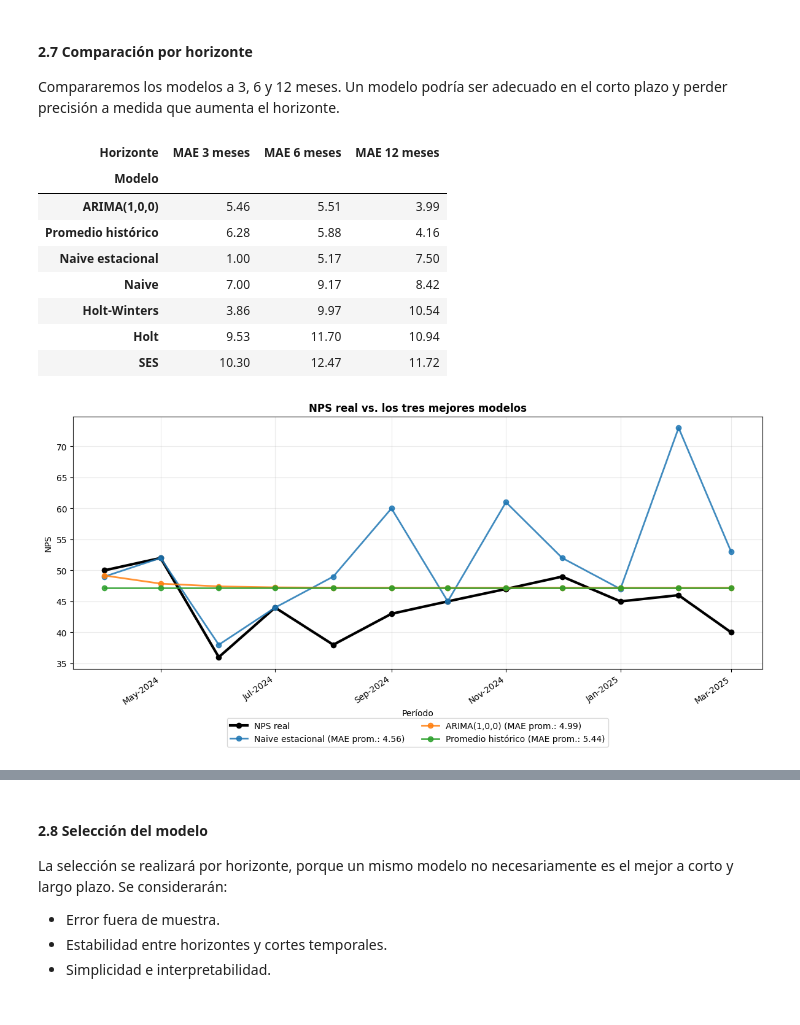
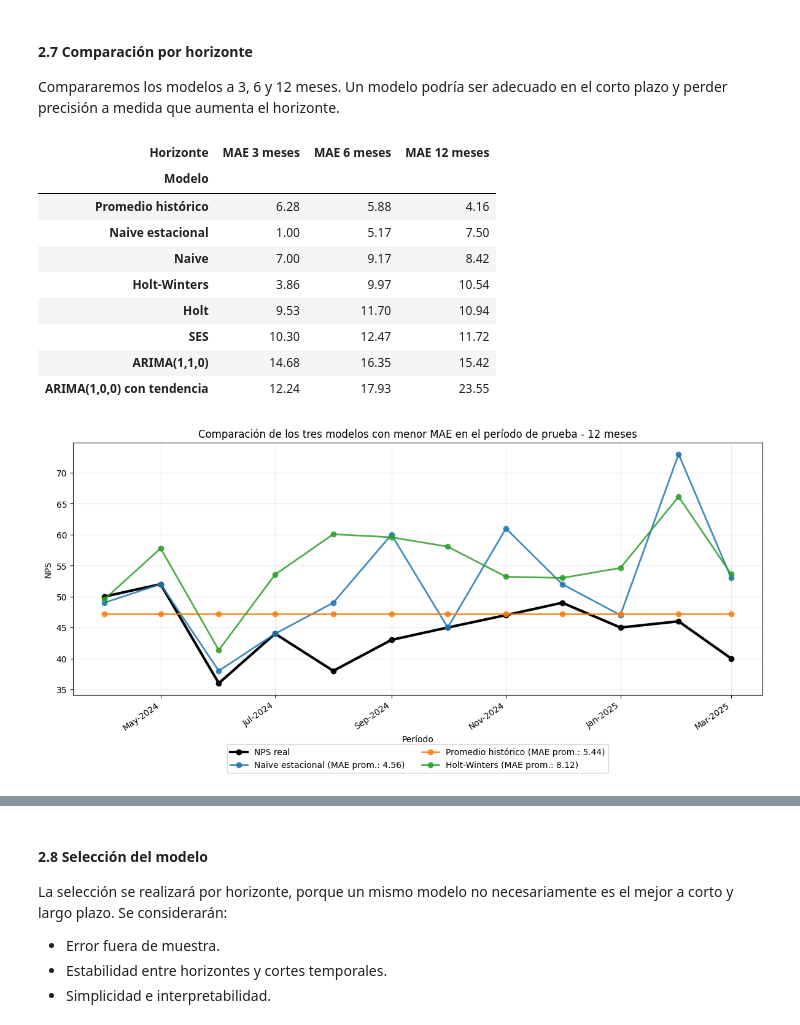
Before and after one commit to yaninaiberra/desafio_siglo21, a Jupyter notebook: Desafio_Tecnico_Siglo_21.ipynb, the cells around one changed output, grey strips where cells are left out. Cells and saved outputs as stored; diff of their text form; code cells hidden in the pictures.

```diff
--- a/Desafio_Tecnico_Siglo_21.ipynb
+++ b/Desafio_Tecnico_Siglo_21.ipynb
@@ -886,14 +907,21 @@ with warnings.catch_warnings():
     modelo_arima = ARIMA(
         y_train,
         order=(1, 0, 0),
-        trend="c"
+        trend="t"
+    ).fit()
+
+    modelo_arima_d1 = ARIMA(
+        y_train,
+        order=(1, 1, 0),
+        trend="n"
     ).fit()
 
 pronosticos_test.update({
     "SES": pd.Series(modelo_ses.forecast(12).to_numpy(), index=test.index),
     "Holt": pd.Series(modelo_holt.forecast(12).to_numpy(), index=test.index),
     "Holt-Winters": pd.Series(modelo_hw.forecast(12).to_numpy(), index=test.index),
-    "ARIMA(1,0,0)": pd.Series(modelo_arima.forecast(12).to_numpy(), index=test.index)
+    "ARIMA(1,0,0) con tendencia": pd.Series(modelo_arima.forecast(len(test)).to_numpy(), index=test.index),
+    "ARIMA(1,1,0)": pd.Series(modelo_arima_d1.forecast(len(test)).to_numpy(), index=test.index)
 })
 # %% [markdown]
 #### 2.7 Comparación por horizonte
@@ -928,13 +956,14 @@ tabla_mae.round(2).sort_values("MAE 12 meses")
 # %% [output]
 | Horizonte | MAE 3 meses | MAE 6 meses | MAE 12 meses |
 | Modelo |  |  |  |
-| ARIMA(1,0,0) | 5.46 | 5.51 | 3.99 |
 | Promedio histórico | 6.28 | 5.88 | 4.16 |
 | Naive estacional | 1.00 | 5.17 | 7.50 |
 | Naive | 7.00 | 9.17 | 8.42 |
 | Holt-Winters | 3.86 | 9.97 | 10.54 |
 | Holt | 9.53 | 11.70 | 10.94 |
 | SES | 10.30 | 12.47 | 11.72 |
+| ARIMA(1,1,0) | 14.68 | 16.35 | 15.42 |
+| ARIMA(1,0,0) con tendencia | 12.24 | 17.93 | 23.55 |
 # %%
 import matplotlib.dates as mdates
 
@@ -948,32 +977,32 @@ eje.plot(
     y_test.index,
     y_test,
     color="black",
     linewidth=3,
     marker="o",
     label="NPS real"
 )
 
 for nombre_modelo in mejores_tres:
     prediccion = pronosticos_test[nombre_modelo]
     eje.plot(
         prediccion.index,
         prediccion,
         linewidth=2,
         marker="o",
         alpha=0.85,
         label=f"{nombre_modelo} (MAE prom.: {mae_promedio[nombre_modelo]:.2f})"
     )
 
-eje.set_title("NPS real vs. los tres mejores modelos", fontweight="bold")
+plt.title("Comparación de los tres modelos con menor MAE en el período de prueba - 12 meses")
 eje.set_xlabel("Período")
 eje.set_ylabel("NPS")
 eje.xaxis.set_major_locator(mdates.MonthLocator(interval=2))
 eje.xaxis.set_major_formatter(mdates.DateFormatter("%b-%Y"))
 eje.grid(alpha=0.25)
 eje.legend(loc="upper center", bbox_to_anchor=(0.5, -0.18), ncol=2)
 
 plt.xticks(rotation=35, ha="right")
 plt.tight_layout()
 plt.show()
 # %% [output]
-[figure, old version]
+[figure, new version]
```
Also changed, not shown: parts of 57 cells of this notebook.
